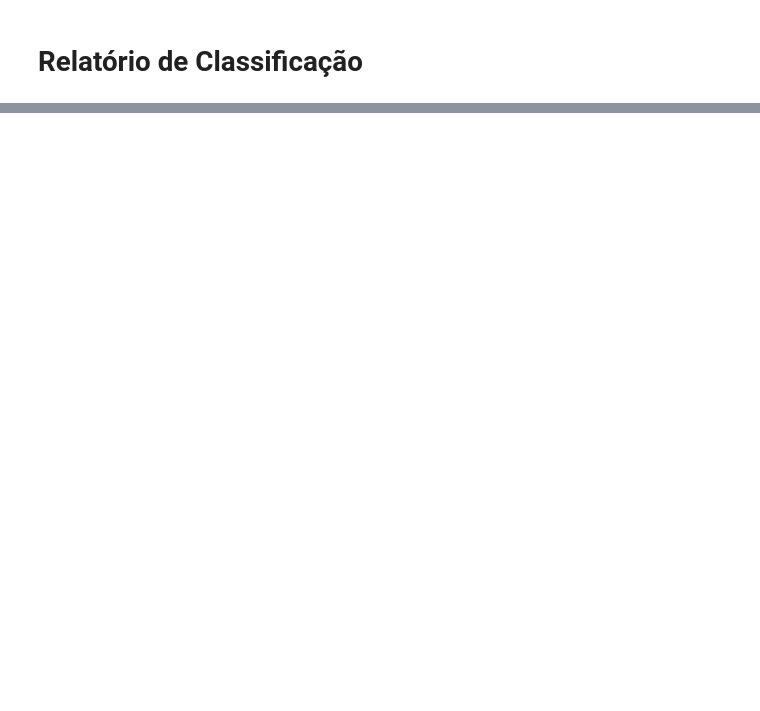
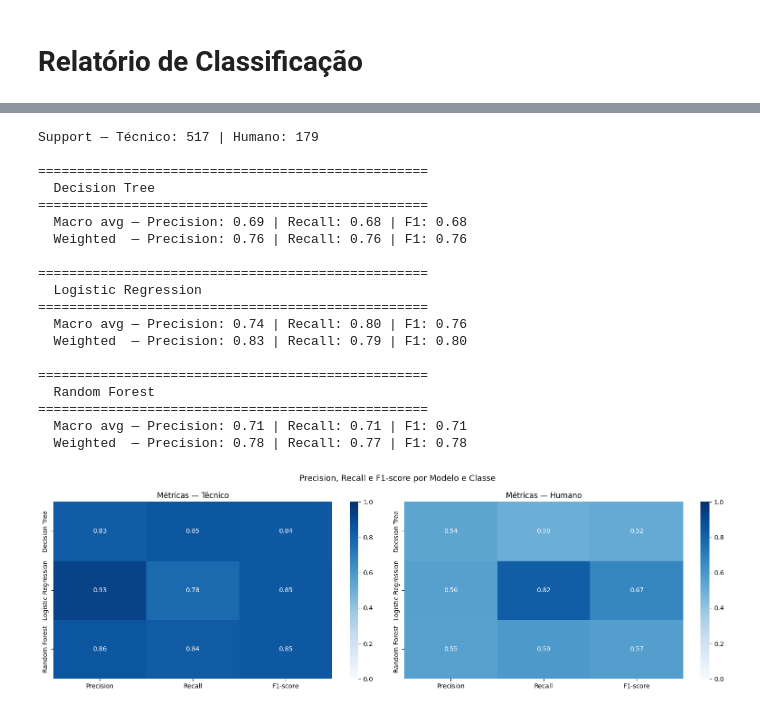
Before and after one commit to queirogaraffael/flight-analytics-br, a Jupyter notebook: notebooks/Flight_Analytics_BR.ipynb, the cells around one changed output, grey strips where cells are left out. Cells and saved outputs as stored; diff of their text form; code cells hidden in the pictures; blank space fills up the shorter version.

Commit message:
docs: adiciona análise completa de métricas, matrizes de confusão e importância das features

```diff
--- a/notebooks/Flight_Analytics_BR.ipynb
+++ b/notebooks/Flight_Analytics_BR.ipynb
@@ -555,0 +562,63 @@ weighted avg       0.78      0.77      0.78       696
+# %%
+first_model = list(trained_models.values())[0]
+first_pred = first_model.predict(X_test)
+first_report = classification_report(y_test, first_pred, target_names=["Técnico", "Humano"], output_dict=True)
+print(f"Support — Técnico: {int(first_report['Técnico']['support'])} | Humano: {int(first_report['Humano']['support'])}")
+print()
+
+metrics_data = []
+
+for name, model in trained_models.items():
+    y_pred = model.predict(X_test)
+    report = classification_report(y_test, y_pred, target_names=["Técnico", "Humano"], output_dict=True)
+
+    for classe in ["Técnico", "Humano"]:
+        metrics_data.append({
+            "Modelo": name,
+            "Classe": classe,
+            "Precision": report[classe]["precision"],
+            "Recall": report[classe]["recall"],
+            "F1-score": report[classe]["f1-score"]
+        })
+
+    print(f"{'='*50}")
+    print(f"  {name}")
+    print(f"{'='*50}")
+    print(f"  Macro avg — Precision: {report['macro avg']['precision']:.2f} | Recall: {report['macro avg']['recall']:.2f} | F1: {report['macro avg']['f1-score']:.2f}")
+    print(f"  Weighted  — Precision: {report['weighted avg']['precision']:.2f} | Recall: {report['weighted avg']['recall']:.2f} | F1: {report['weighted avg']['f1-score']:.2f}")
+    print()
+
+metrics_df = pd.DataFrame(metrics_data)
+
+fig, axes = plt.subplots(1, 2, figsize=(16, 5))
+
+for ax, classe in zip(axes, ["Técnico", "Humano"]):
+    subset = metrics_df[metrics_df["Classe"] == classe].set_index("Modelo")[["Precision", "Recall", "F1-score"]]
+    sns.heatmap(subset, annot=True, fmt=".2f", cmap="Blues", ax=ax, vmin=0, vmax=1)
+    ax.set_title(f"Métricas — {classe}")
+    ax.set_ylabel("")
+
+plt.suptitle("Precision, Recall e F1-score por Modelo e Classe", fontsize=13)
+plt.tight_layout()
+plt.show()
+# %% [output]
+Support — Técnico: 517 | Humano: 179
+
+==================================================
+  Decision Tree
+==================================================
+  Macro avg — Precision: 0.69 | Recall: 0.68 | F1: 0.68
+  Weighted  — Precision: 0.76 | Recall: 0.76 | F1: 0.76
+
+==================================================
+  Logistic Regression
+==================================================
+  Macro avg — Precision: 0.74 | Recall: 0.80 | F1: 0.76
+  Weighted  — Precision: 0.83 | Recall: 0.79 | F1: 0.80
+
+==================================================
+  Random Forest
+==================================================
+  Macro avg — Precision: 0.71 | Recall: 0.71 | F1: 0.71
+  Weighted  — Precision: 0.78 | Recall: 0.77 | F1: 0.78
+[figure, added]
```
Also changed, not shown: parts of 8 cells of this notebook, 6 other files.
